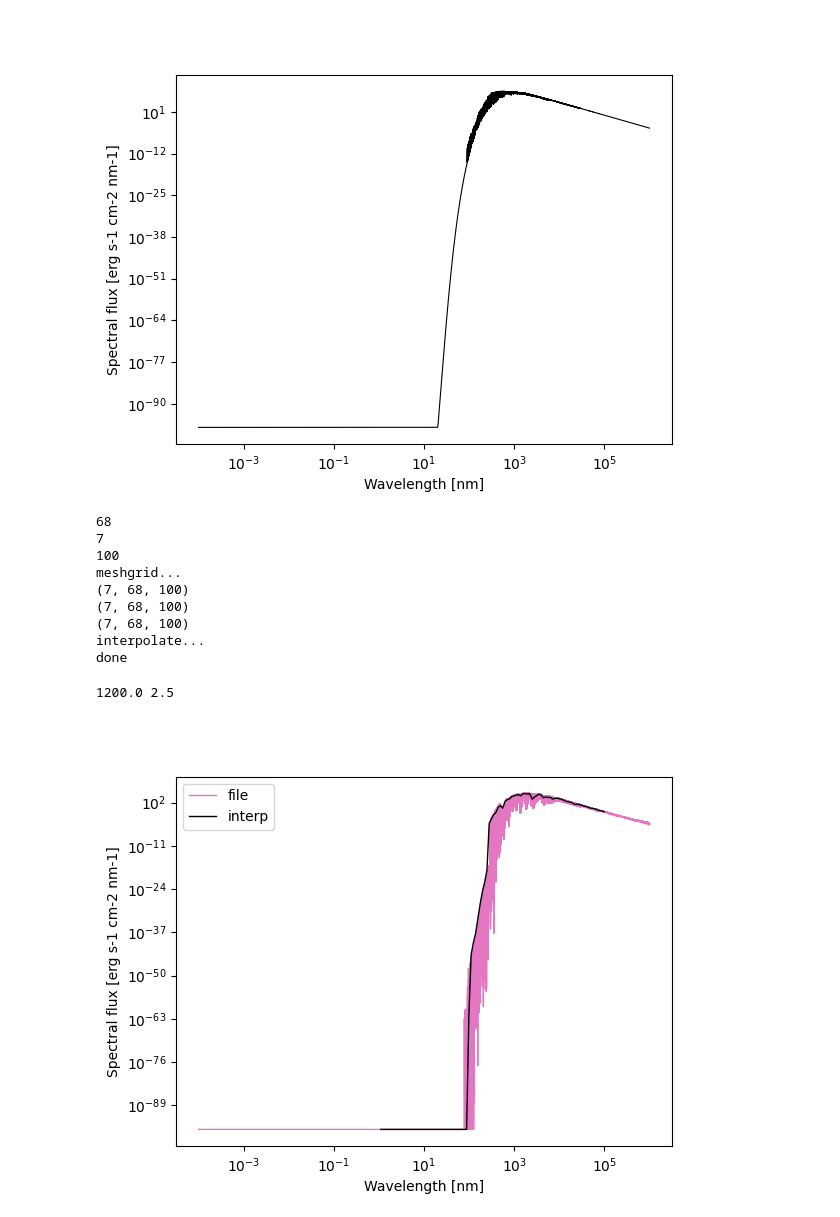
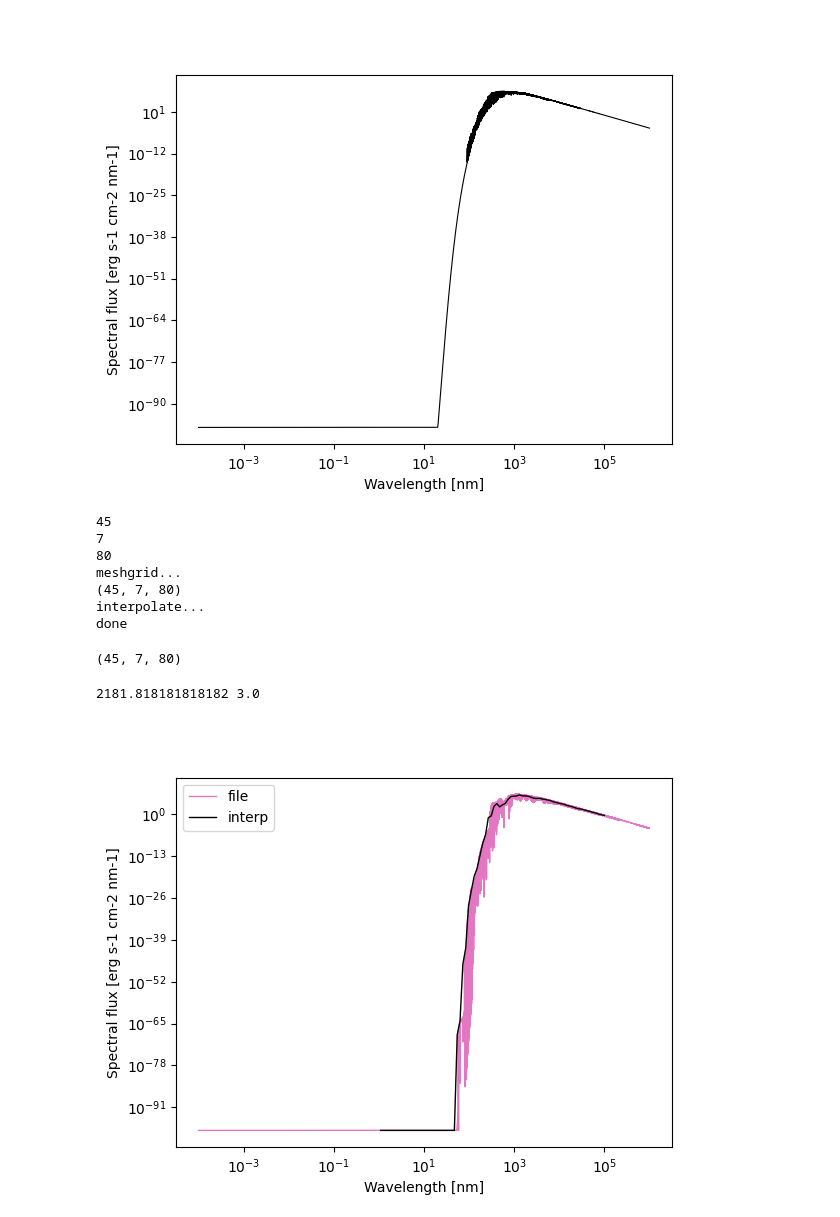
Before and after one commit to nichollsh/MITHRA, a Jupyter notebook: test.ipynb, the cells around one changed output. Drawn from its saved outputs; the diff is of its cells as text; code cells hidden in the pictures.

```diff
--- a/test.ipynb
+++ b/test.ipynb
@@ -19,14 +26,16 @@ plot.plot_spectrum(wl,fl)
 # %% [output]
 [figure]
 # %%
-itp = spec.create_interp()
+itp = spec.create_interp(num_wl=80, teff_lims=(2e3, 6e3))
 # %% [output]
-68
+45
 7
-100
+80
 meshgrid...
-(7, 68, 100)
-(7, 68, 100)
-(7, 68, 100)
+(45, 7, 80)
 interpolate...
 done
+# %%
+print(np.shape(itp[0]))
+# %% [output]
+(45, 7, 80)
@@ -36,22 +47,21 @@ sh = np.shape(v)
 # %%
 fig,ax = plt.subplots(1,1)
 
-i = 0
-j = 0
+i = 2
+j = 1
 print(x[i,j,0],y[i,j,0])
 
-wl, fl = spec.get_spec(x[i,j,0], y[i,j,0])
+wl, fl = spec.get_spec_from_npy(x[i,j,0], y[i,j,0])
 ax.plot(wl,fl,label="file", lw=1, color='tab:pink')
 
 ax.plot(z[i,j,:],v[i,j,:],label="interp",lw=1, color='k')
 
-
 ax.set(xscale="log",yscale="log", xlabel="Wavelength [nm]", ylabel="Spectral flux [erg s-1 cm-2 nm-1]")
 ax.legend()
 plt.show()
 # %% [output]
-1200.0 2.5
+2181.818181818182 3.0
-[figure, old version]
+[figure, new version]
 # %%
 fig,ax = plt.subplots(1,1)
 
```
Also changed, not shown: parts of 5 cells of this notebook, 1 other file.
